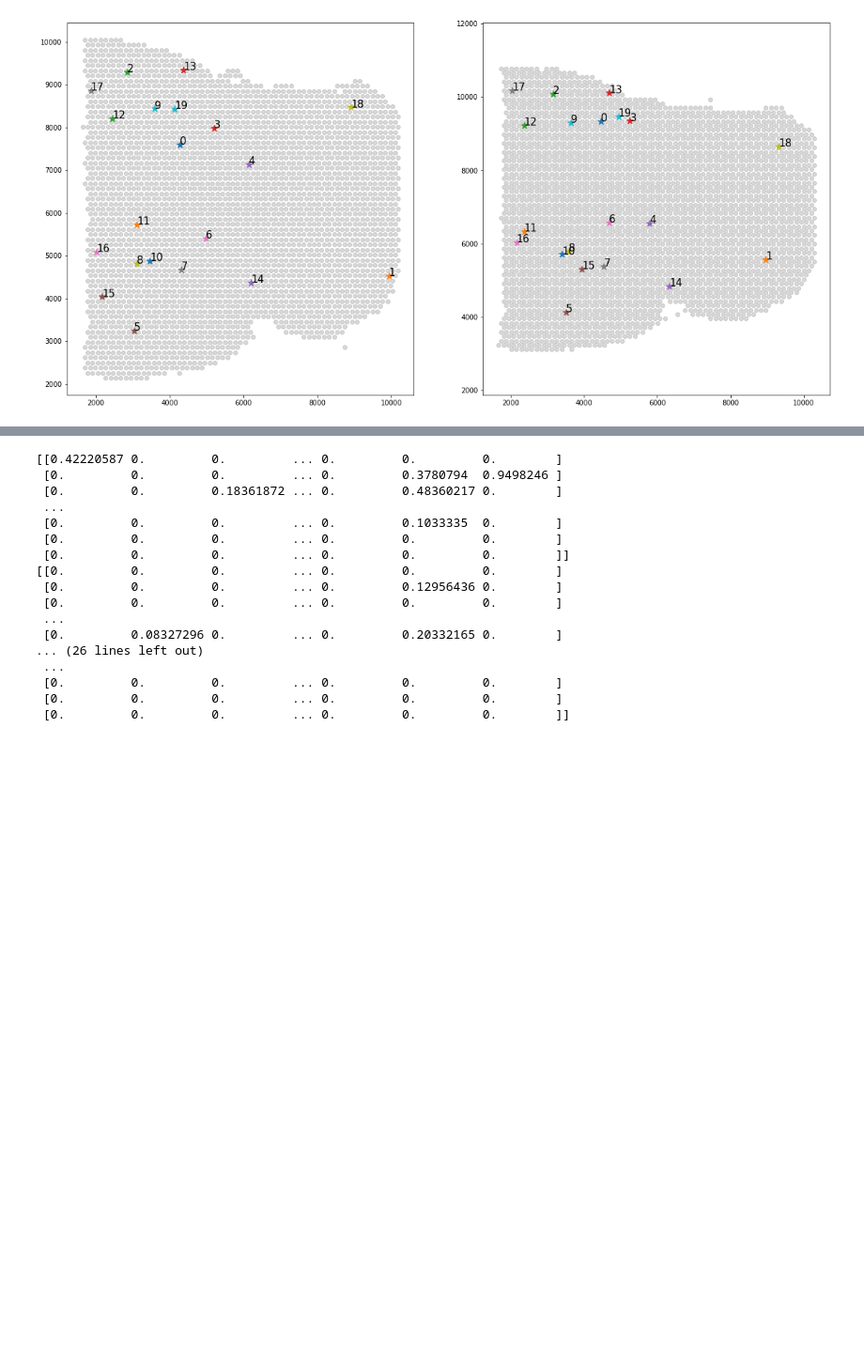
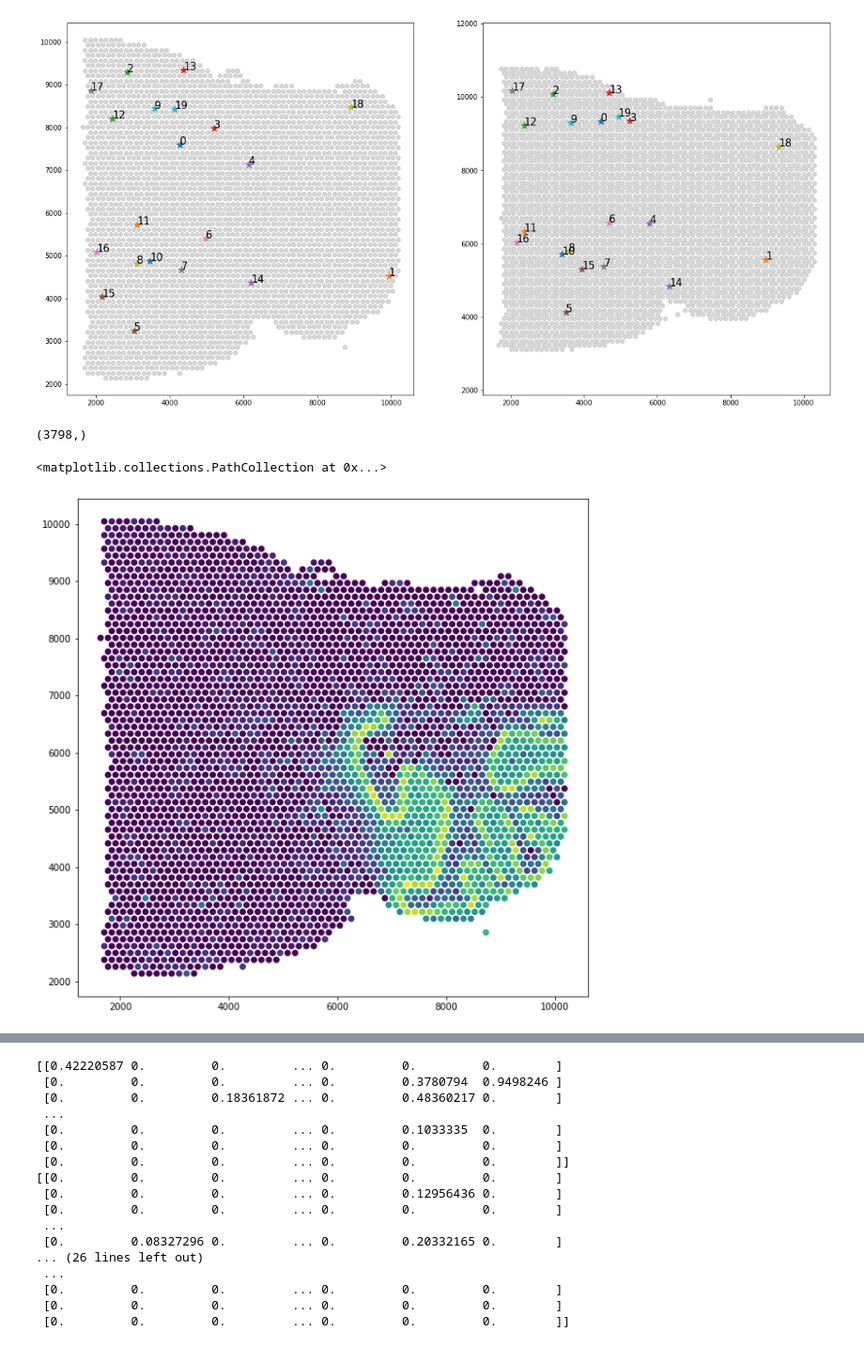
Before and after one commit to almaan/eggplant, a Jupyter notebook: notebooks/landmarks-finder.ipynb, the cells around one changed output, grey strips where cells are left out. Shown at 94% size. Cells and saved outputs as stored; diff of their text form; code cells hidden in the pictures; blank space fills up the shorter version.

```diff
--- a/notebooks/landmarks-finder.ipynb
+++ b/notebooks/landmarks-finder.ipynb
@@ -469,3 +482,13 @@ plt.show()
 #plt.scatter(landmarks[:,0],landmarks[:,1],s = 10,marker = "+")
 # %% [output]
 [figure]
+# %%
+adata_1.obs_vector("VIM").shape
+# %% [output]
+(3798,)
+# %%
+fig,ax = plt.subplots(1,1,figsize=(10,10))
+ax.scatter(crd_1[:,0],crd_1[:,1], c = adatas[0].obs_vector("Car8"))
+# %% [output]
+<matplotlib.collections.PathCollection at 0x...>
+[figure, added]
```
Also changed, not shown: parts of 9 cells of this notebook, 3 other files.
